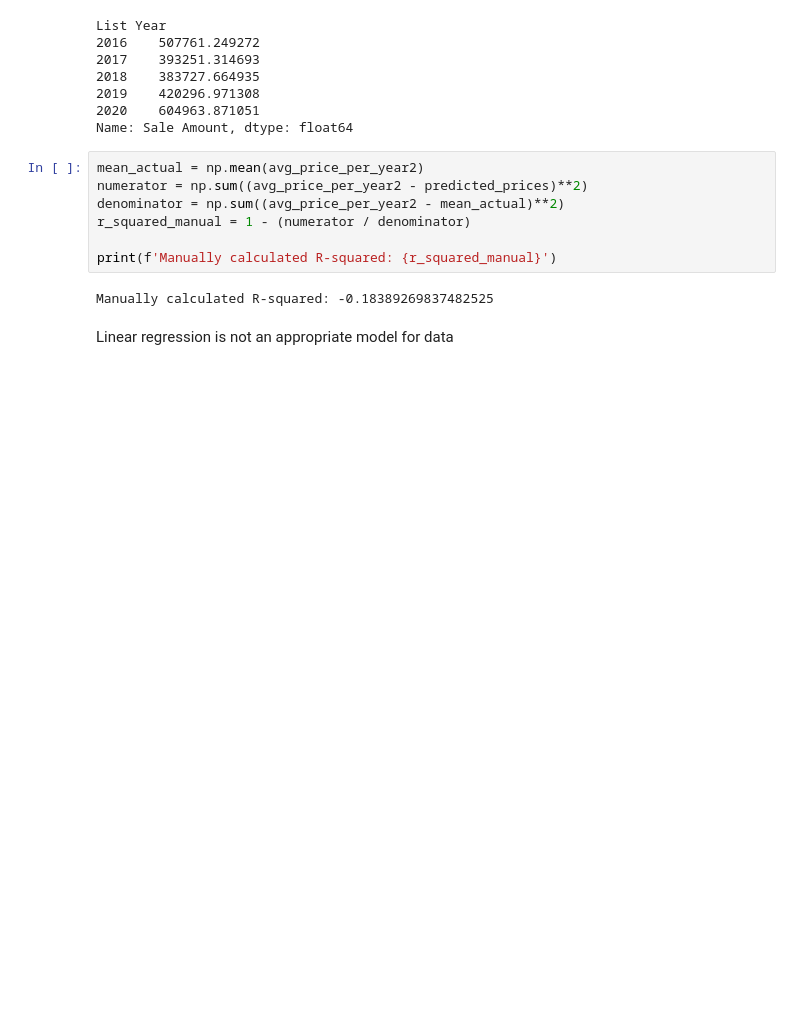
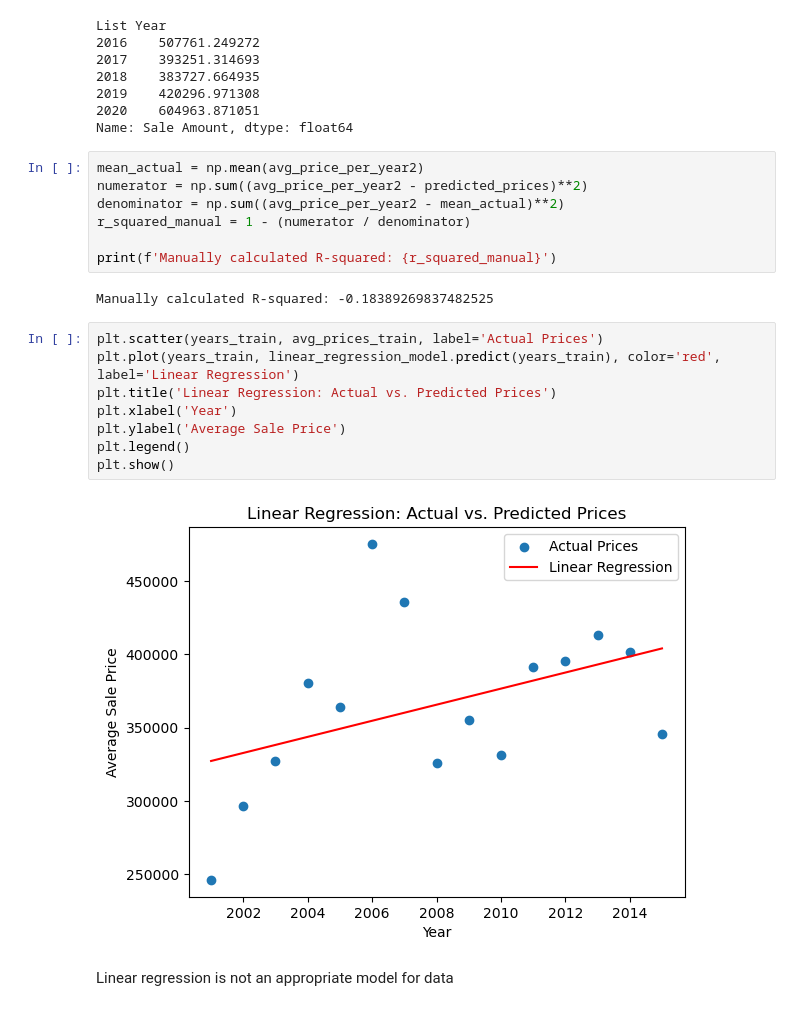
Before and after one commit to alenak2610/RE-market-CT, a Jupyter notebook: All Workbooks/final_proj.ipynb, the cells around one changed output. Cells and saved outputs as stored; diff of their text form; blank space fills up the shorter version.

```diff
--- a/All Workbooks/final_proj.ipynb
+++ b/All Workbooks/final_proj.ipynb
@@ -255,6 +255,16 @@ r_squared_manual = 1 - (numerator / denominator)
 print(f'Manually calculated R-squared: {r_squared_manual}')
 # %% [output]
 Manually calculated R-squared: -0.18389269837482525
+# %%
+plt.scatter(years_train, avg_prices_train, label='Actual Prices')
+plt.plot(years_train, linear_regression_model.predict(years_train), color='red', label='Linear Regression')
+plt.title('Linear Regression: Actual vs. Predicted Prices')
+plt.xlabel('Year')
+plt.ylabel('Average Sale Price')
+plt.legend()
+plt.show()
+# %% [output]
+[figure, added]
 # %% [markdown]
 Linear regression is not an appropriate model for data
 # %%
```
Also changed, not shown: parts of 2 cells of this notebook.
